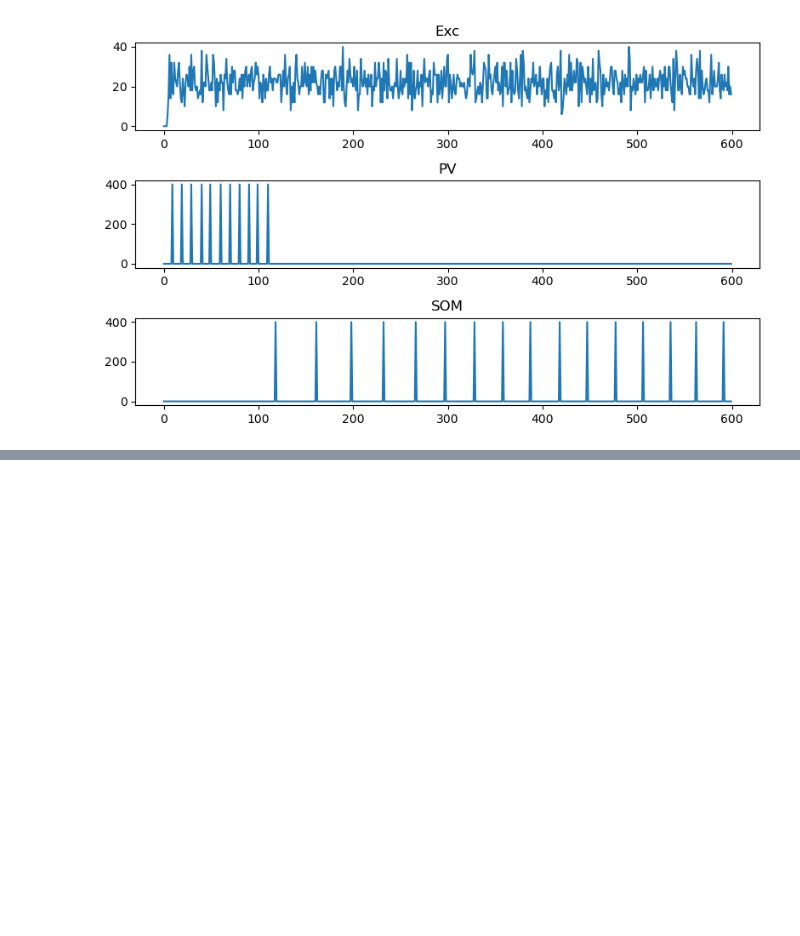
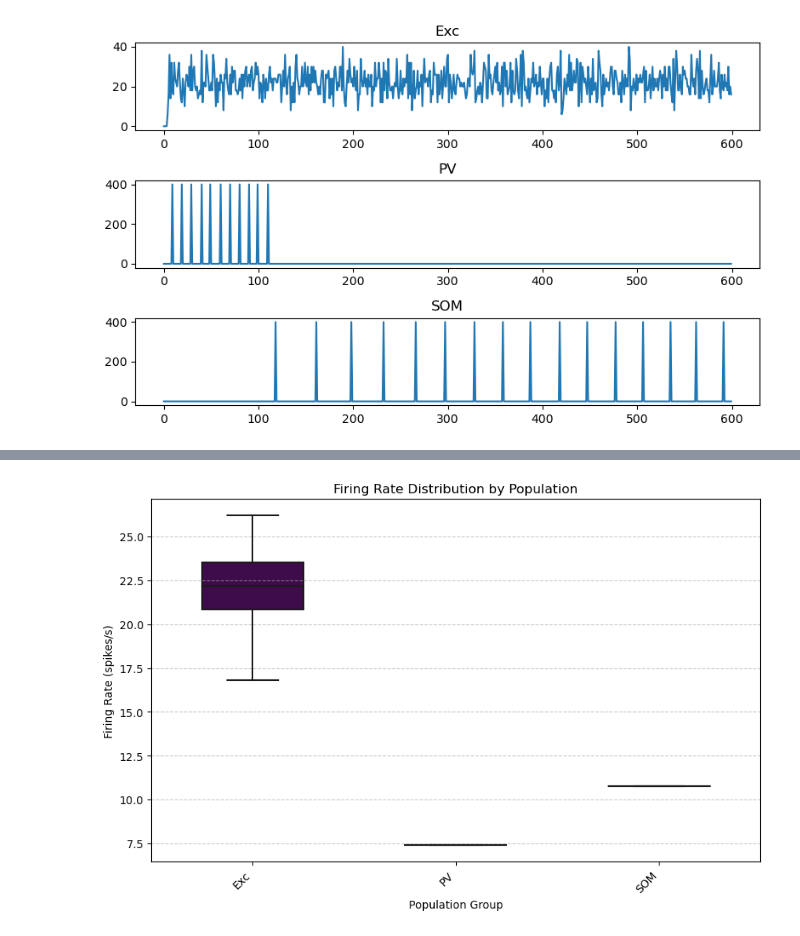
Before and after one commit to cyneuro/bmtool, a Jupyter notebook: examples/analysis/using_spikes.ipynb, the cells around one changed output, grey strips where cells are left out. Drawn from its saved outputs; the diff is of its cells as text; code cells hidden in the pictures; blank space fills up the shorter version.

Commit message:
tutorial for spikes module

```diff
--- a/examples/analysis/using_spikes.ipynb
+++ b/examples/analysis/using_spikes.ipynb
@@ -84,10 +101,6 @@ Grabbing first network; specify a network name to ensure correct node population
 # %%
-df = load_spikes_to_df("output/spikes.h5",network_name='network',config='simulation_config.json')
-
-pop_names = df['pop_name'].unique()
-
-for pop in pop_names:
-    cell_pop = df[df['pop_name']==pop]
-    spike_total = len(cell_pop['timestamps'])/8000
-    display(spike_total)
+df = load_spikes_to_df("output/spikes.h5", network_name="network", config="simulation_config.json",groupby=['model_template','pop_name'])
+pop_stats,indivdual_stats = compute_firing_rate_stats(df, groupby=['model_template','pop_name'])
+display(indivdual_stats)
+display(pop_stats)
 # %% [output]
@@ -96,0 +124,5 @@ for pop in pop_names:
+# %%
+plot_firing_rate_distribution(indivdual_stats,groupby='pop_name',plot_type='box') # type can be box,swarm,violin or a combo
+plt.show()
+# %% [output]
+[figure, added]
```
Also changed, not shown: parts of 11 cells of this notebook, 4 other files.
